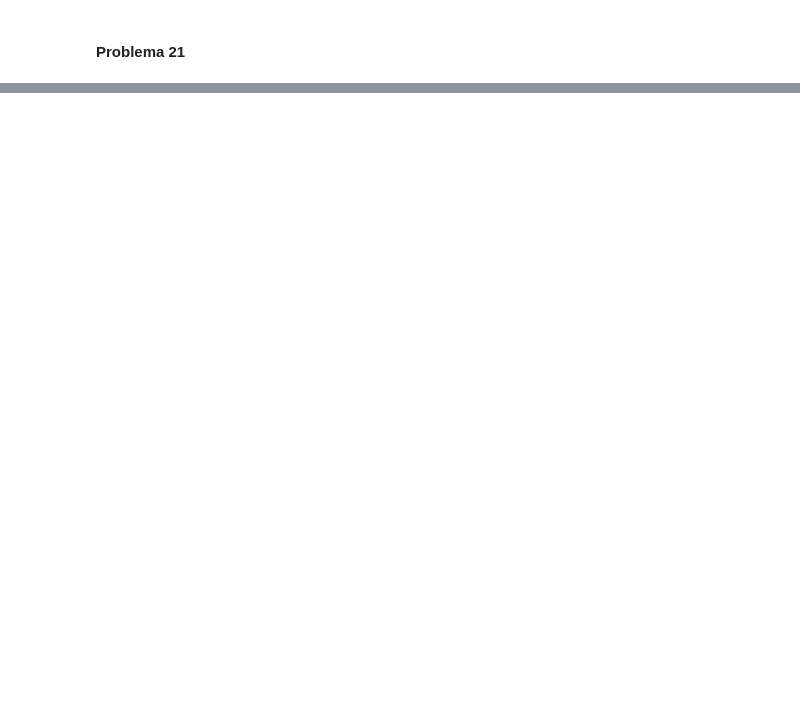
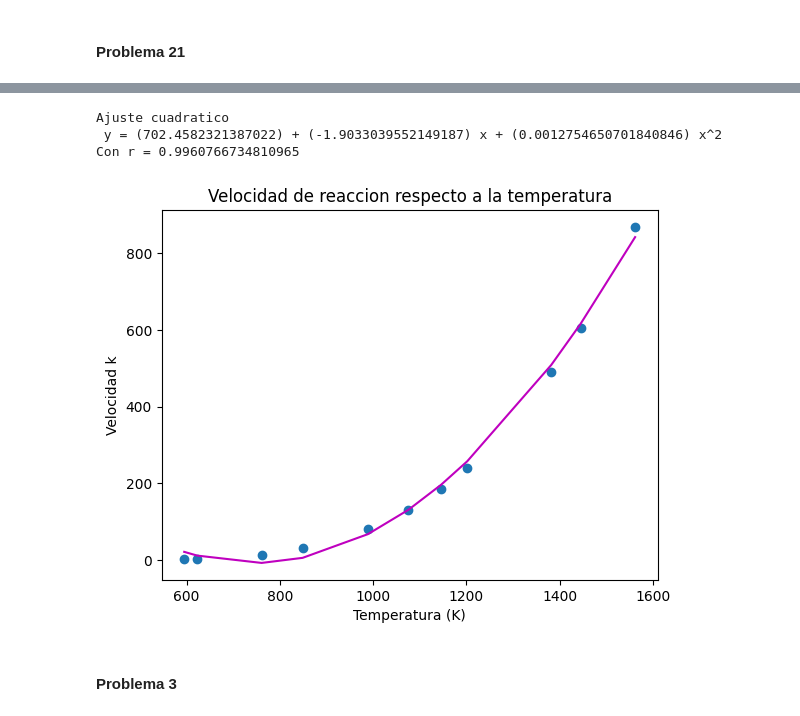
Before and after one commit to JuanMtzQ/B.-Simulaci-n-de-procesos, a Jupyter notebook: Parcial I/3_Problemario_I.ipynb, the cells around one changed output, grey strips where cells are left out. Saved outputs shown, nothing was run; the diff lists cells and outputs as text; code cells hidden in the pictures; blank space fills up the shorter version.

```diff
--- a/Parcial I/3_Problemario_I.ipynb
+++ b/Parcial I/3_Problemario_I.ipynb
@@ -268,0 +281,70 @@ k = [2.12 3.12 14.4 30.6 80.3 131 186 240 489 604 868] # *10^20
+# %%
+T = [595 623 761 849 989 1076 1146 1202 1382 1445 1562] # K
+k = [2.12 3.12 14.4 30.6 80.3 131 186 240 489 605 868] # x10^20 (m^3/s)
+
+function RegresionCuadratica(x, y)
+    x = float(x)
+    y = float(y)
+    n = length(x)
+    suma_x = 0
+    suma_x2 = 0
+    suma_y = 0
+    suma_x3 = 0
+    suma_xy = 0
+    suma_x4 = 0
+    suma_x2y = 0
+    for i=1:n
+        suma_x = suma_x + x[i]
+        suma_x2 = suma_x2 + x[i]^2
+        suma_y = suma_y + y[i]
+        suma_x3 = suma_x3 + x[i]^3
+        suma_xy = suma_xy + x[i]*y[i]
+        suma_x4 = suma_x4 + x[i]^4
+        suma_x2y = suma_x2y + y[i]*x[i]^2
+    end
+    # Resolución de matriz con regla de Cramer
+    A = [n suma_x suma_x2; suma_x suma_x2 suma_x3; suma_x2 suma_x3 suma_x4]
+    b = [suma_y; suma_xy; suma_x2y]
+    tam_matriz = size(A)
+    DetA = det(A)
+    ai = [] # [a0, a1, a2]
+    for i=1:tam_matriz[1]
+        Apivot = copy(A)
+        Apivot[:,i] = b
+        DetApivot = det(Apivot)
+        a = DetApivot/DetA
+        append!(ai, a)
+    end
+    # Aproximacion a los resultados
+    yn = []
+    for i = 1:n
+        append!(yn, ai[1] + ai[2]*x[i] + ai[3]*x[i]^2)
+    end
+    # Cálculo del coeficiente de correlacion
+    media_y = suma_y/n
+    suma_1 = 0
+    suma_2 = 0
+    for i=1:n
+        suma_1 = suma_1 + (y[i] - media_y)^2
+        suma_2 = suma_2 + (y[i] - ai[1] - ai[2]*x[i] - ai[3]*x[i]^2)^2
+    end
+    r = (suma_1 - suma_2)/suma_1
+    return ai, r, yn
+end
+
+ai, r, yn = RegresionCuadratica(T, k)
+
+scatter(T, k)
+plot(transpose(T), yn, "m")
+title("Velocidad de reaccion respecto a la temperatura")
+xlabel("Temperatura (K)")
+ylabel("Velocidad k")
+println("Ajuste cuadratico")
+println(" y = (", ai[1], ") + (", ai[2], ") x + (", ai[3], ") x^2\nCon r = ", r)
+# %% [output]
+Ajuste cuadratico
+ y = (702.4582321387022) + (-1.9033039552149187) x + (0.0012754650701840846) x^2
+Con r = 0.9960766734810965
+[figure, added]
+# %% [markdown]
+#### Problema 3
```
Also changed, not shown: parts of 37 cells of this notebook, 3 other files.
